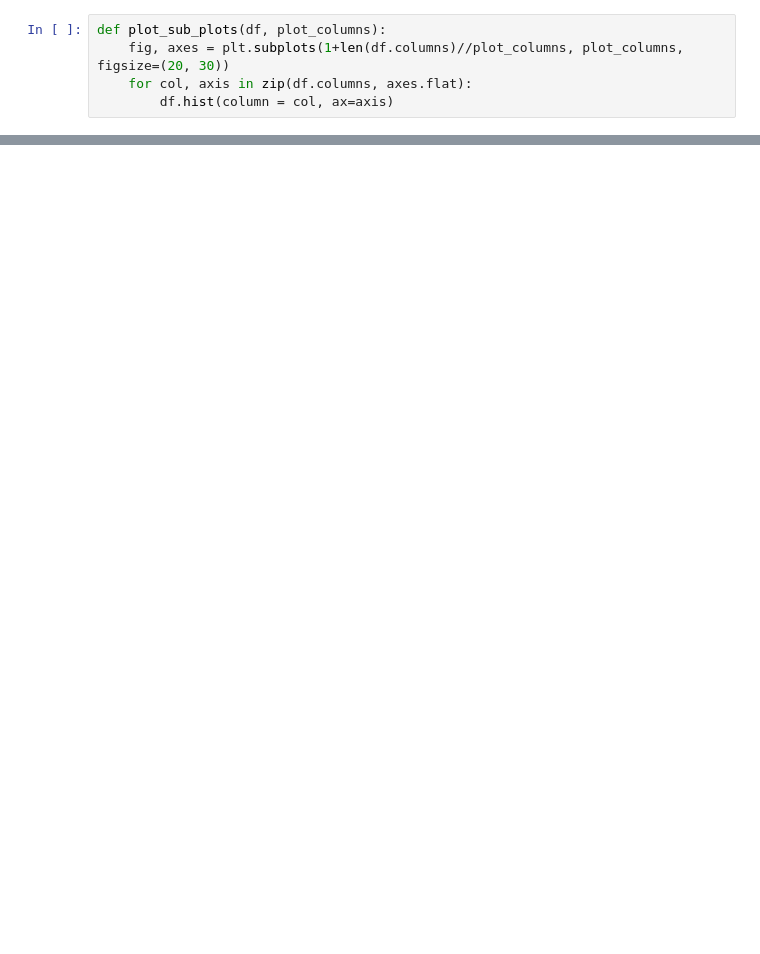
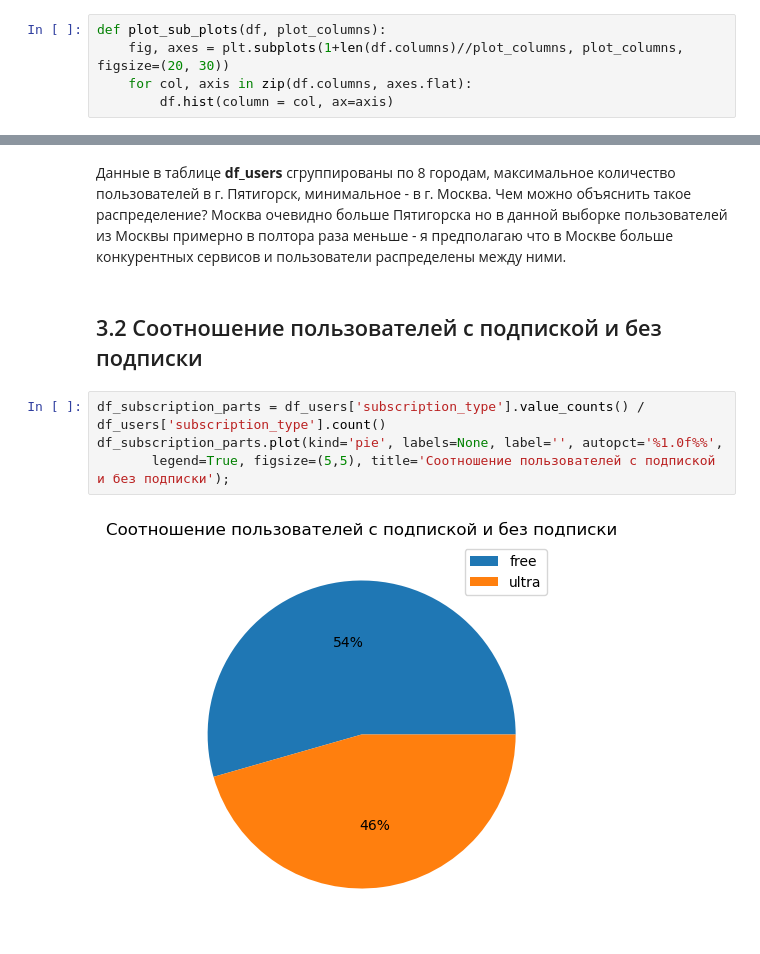
Before and after one commit to theotheo46/ds, a Jupyter notebook: users_go.ipynb, the cells around one changed output, grey strips where cells are left out. Saved outputs shown, nothing was run; the diff lists cells and outputs as text; blank space fills up the shorter version.

```diff
--- a/users_go.ipynb
+++ b/users_go.ipynb
@@ -226,0 +226,10 @@ Name: distance, Length: 6500, dtype: float64
+# %% [markdown]
+Данные в таблице **df_users** сгруппированы по 8 городам, максимальное количество пользователей в г. Пятигорск, минимальное - в г. Москва. Чем можно объяснить такое распределение? Москва очевидно больше Пятигорска но в данной выборке пользователей из Москвы примерно в полтора раза меньше - я предполагаю что в Москве больше конкурентных сервисов и пользователи распределены между ними.
+# %% [markdown]
+## 3.2 Соотношение пользователей с подпиской и без подписки
+# %%
+df_subscription_parts = df_users['subscription_type'].value_counts() / df_users['subscription_type'].count()
+df_subscription_parts.plot(kind='pie', labels=None, label='', autopct='%1.0f%%',
+       legend=True, figsize=(5,5), title='Соотношение пользователей с подпиской и без подписки');
+# %% [output]
+[figure, added]
```
Also changed, not shown: parts of 101 cells of this notebook.
